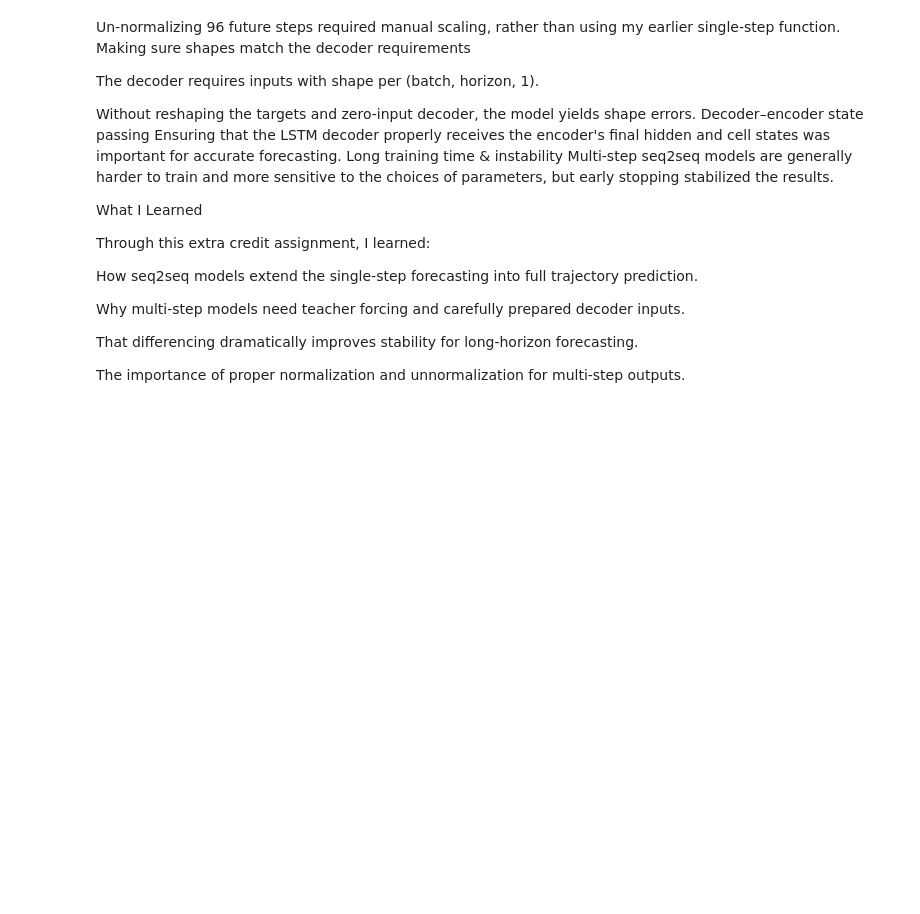
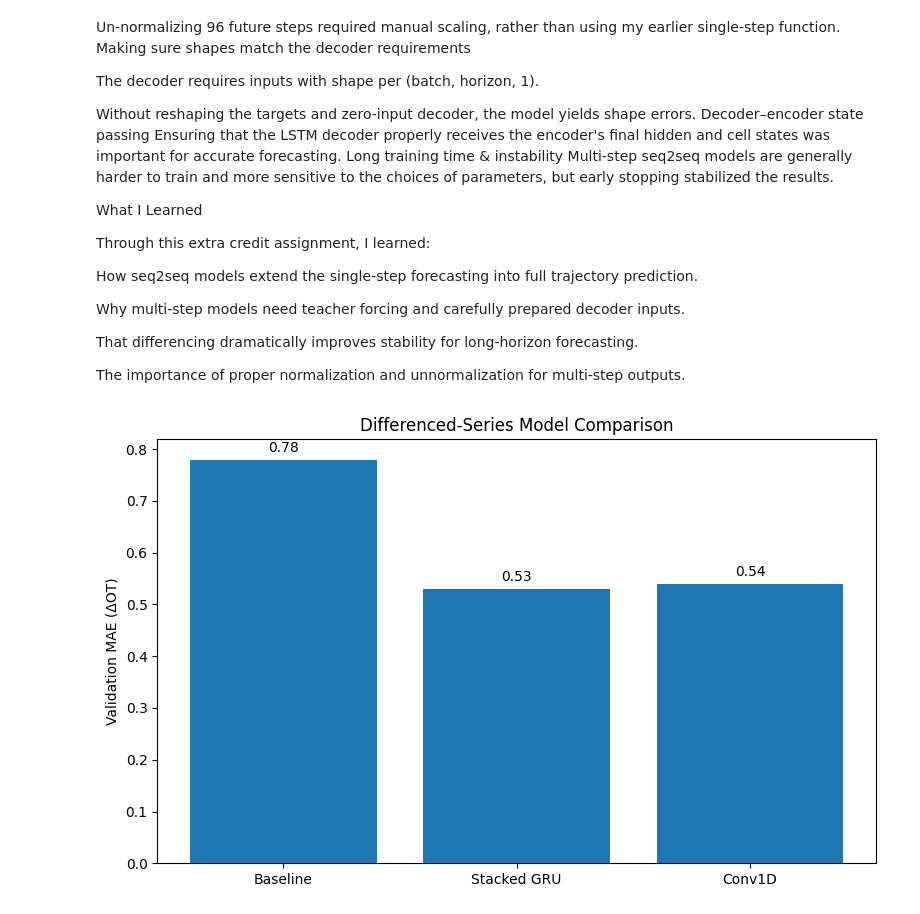
Before and after one commit to AnnBMariyam/Time-Series-Forecasting-of-Energy-Metrics, a Jupyter notebook: notebook/Time_series_forecasting_with_RNNs.ipynb, the cells around one changed output. Drawn from its saved outputs; the diff is of its cells as text; code cells hidden in the pictures; blank space fills up the shorter version.

```diff
--- a/notebook/Time_series_forecasting_with_RNNs.ipynb
+++ b/notebook/Time_series_forecasting_with_RNNs.ipynb
@@ -1156,3 +1173,23 @@ Why multi-step models need teacher forcing and carefully prepared decoder inputs
 That differencing dramatically improves stability for long-horizon forecasting.
 
 The importance of proper normalization and unnormalization for multi-step outputs.
+# %%
+import matplotlib.pyplot as plt
+
+models = ["Baseline", "Stacked GRU", "Conv1D"]
+mae = [0.78, 0.53, 0.54]
+
+plt.figure(figsize=(8, 5))
+plt.bar(models, mae)
+
+plt.ylabel("Validation MAE (ΔOT)")
+plt.title("Differenced-Series Model Comparison")
+
+for i, value in enumerate(mae):
+    plt.text(i, value + 0.015, f"{value:.2f}", ha="center")
+
+plt.tight_layout()
+plt.savefig("Final_differenced_model_comparison.png", dpi=300, bbox_inches="tight")
+plt.show()
+# %% [output]
+[figure, added]
```
Also changed, not shown: parts of 13 cells of this notebook.
